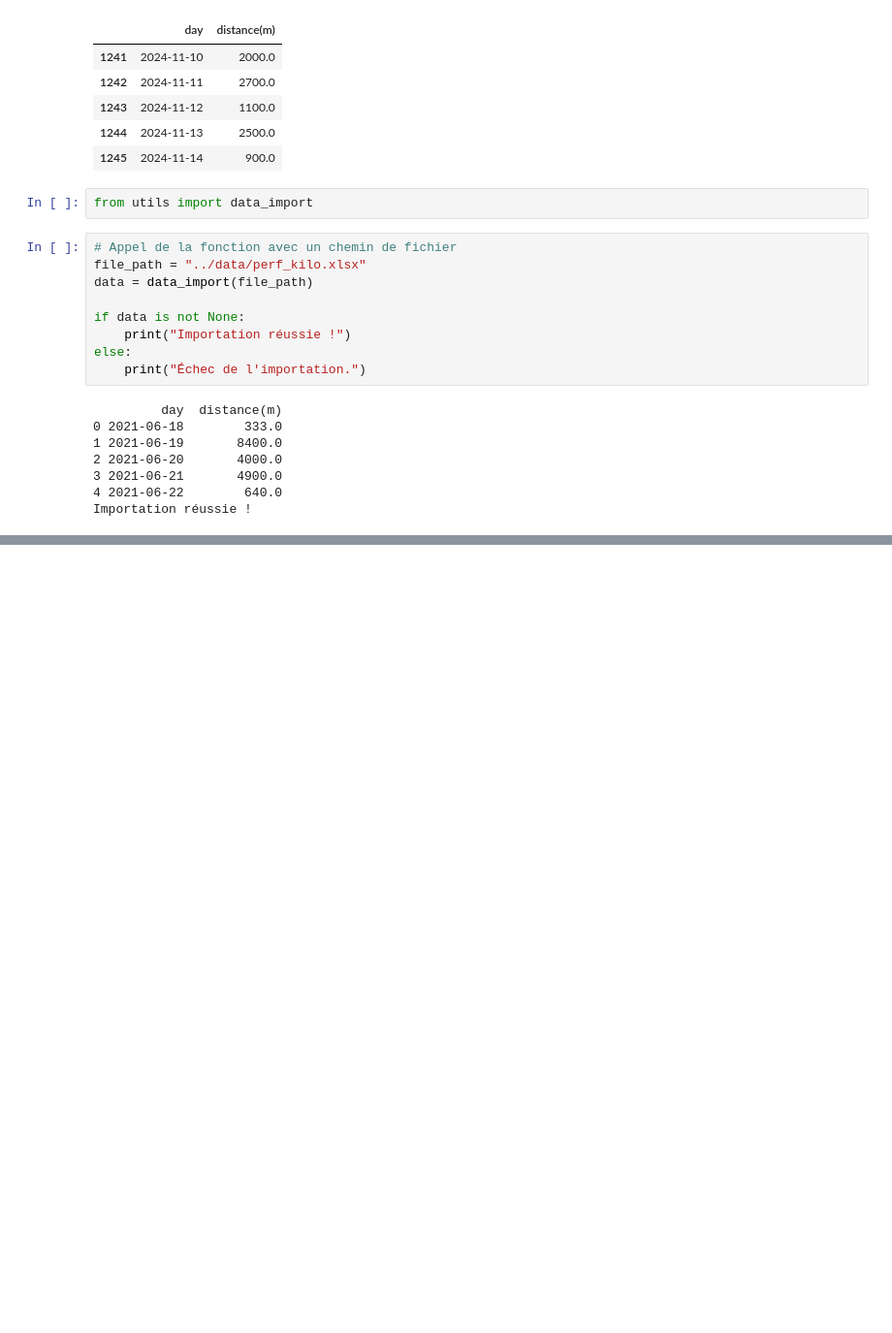
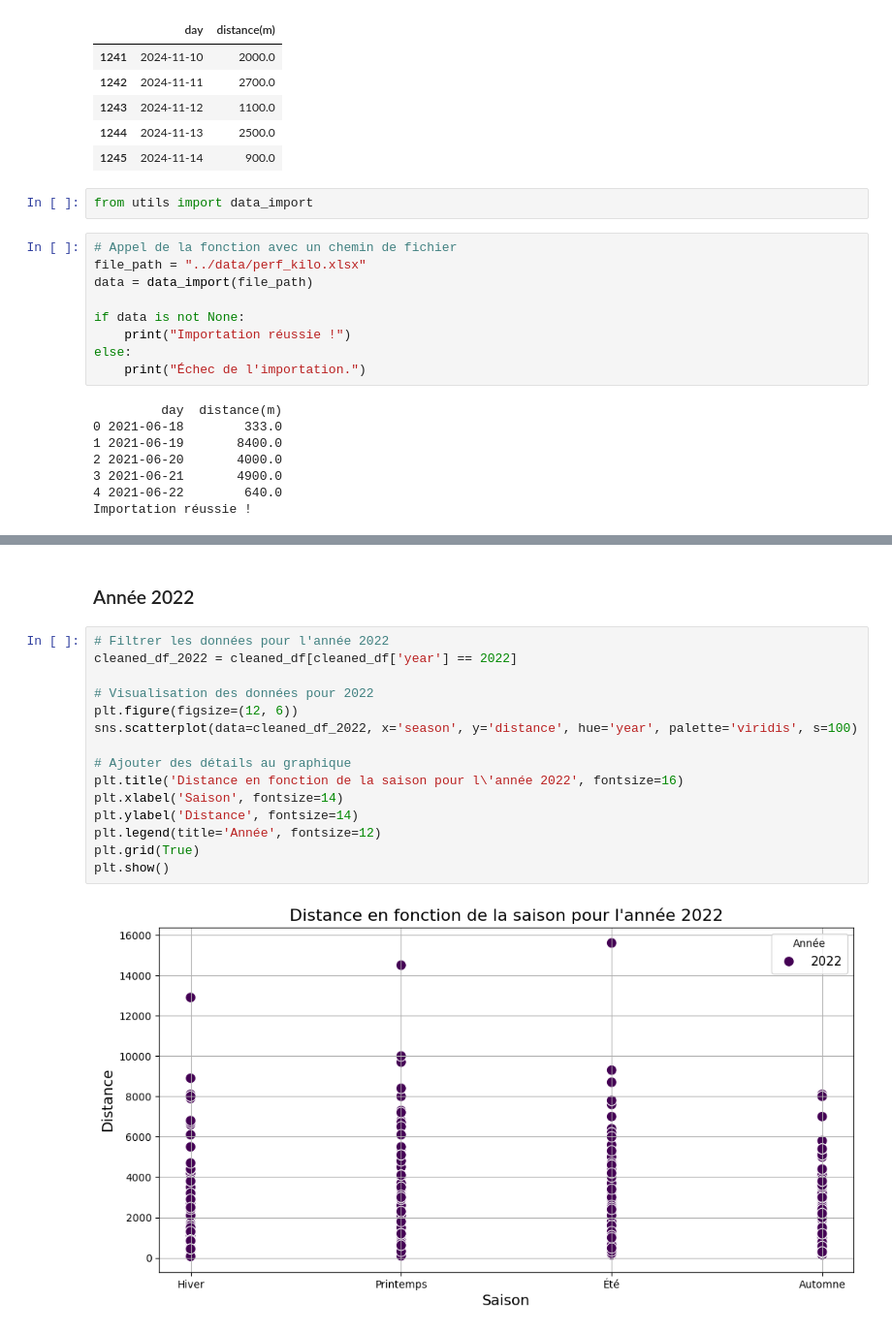
Before and after one commit to davidtchouta/pred-distance, a Jupyter notebook: scripts/preprocess.ipynb, the cells around one changed output, grey strips where cells are left out. Shown: that part at 97% size. Saved outputs shown, nothing was run; the diff lists cells and outputs as text; blank space fills up the shorter version.

```diff
--- a/scripts/preprocess.ipynb
+++ b/scripts/preprocess.ipynb
@@ -130,0 +285,19 @@ DataFrame nettoyé :
+# %% [markdown]
+### Année 2022
+# %%
+# Filtrer les données pour l'année 2022
+cleaned_df_2022 = cleaned_df[cleaned_df['year'] == 2022]
+
+# Visualisation des données pour 2022
+plt.figure(figsize=(12, 6))
+sns.scatterplot(data=cleaned_df_2022, x='season', y='distance', hue='year', palette='viridis', s=100)
+
+# Ajouter des détails au graphique
+plt.title('Distance en fonction de la saison pour l\'année 2022', fontsize=16)
+plt.xlabel('Saison', fontsize=14)
+plt.ylabel('Distance', fontsize=14)
+plt.legend(title='Année', fontsize=12)
+plt.grid(True)
+plt.show()
+# %% [output]
+[figure, added]
```
Also changed, not shown: parts of 14 cells of this notebook, 7 other files.
